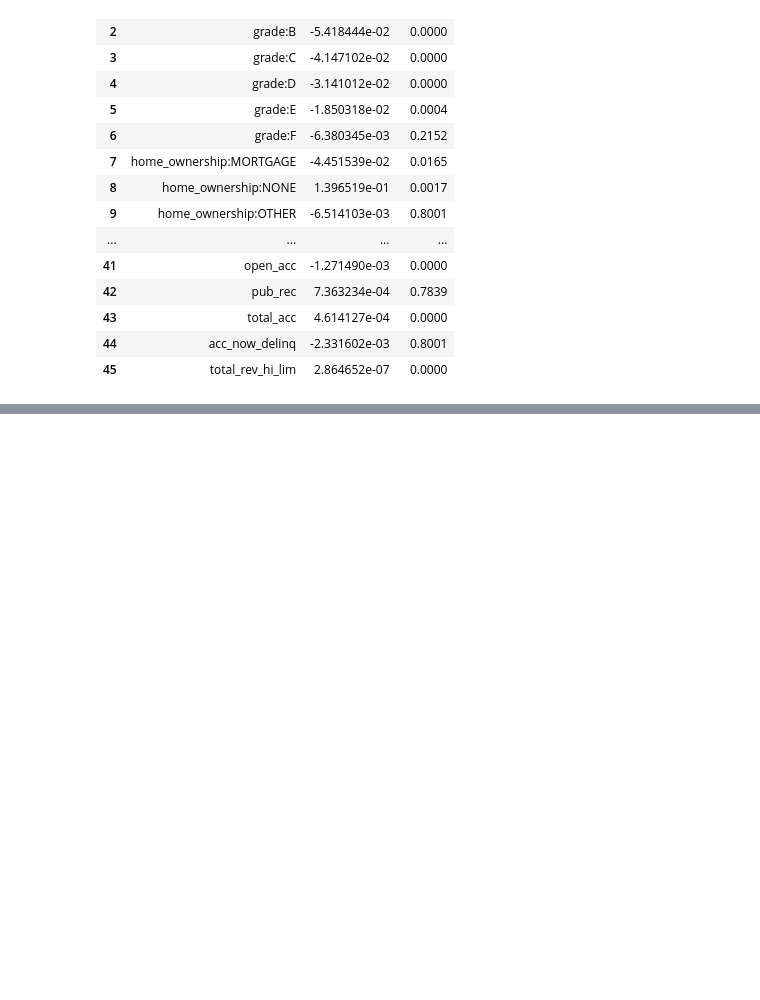
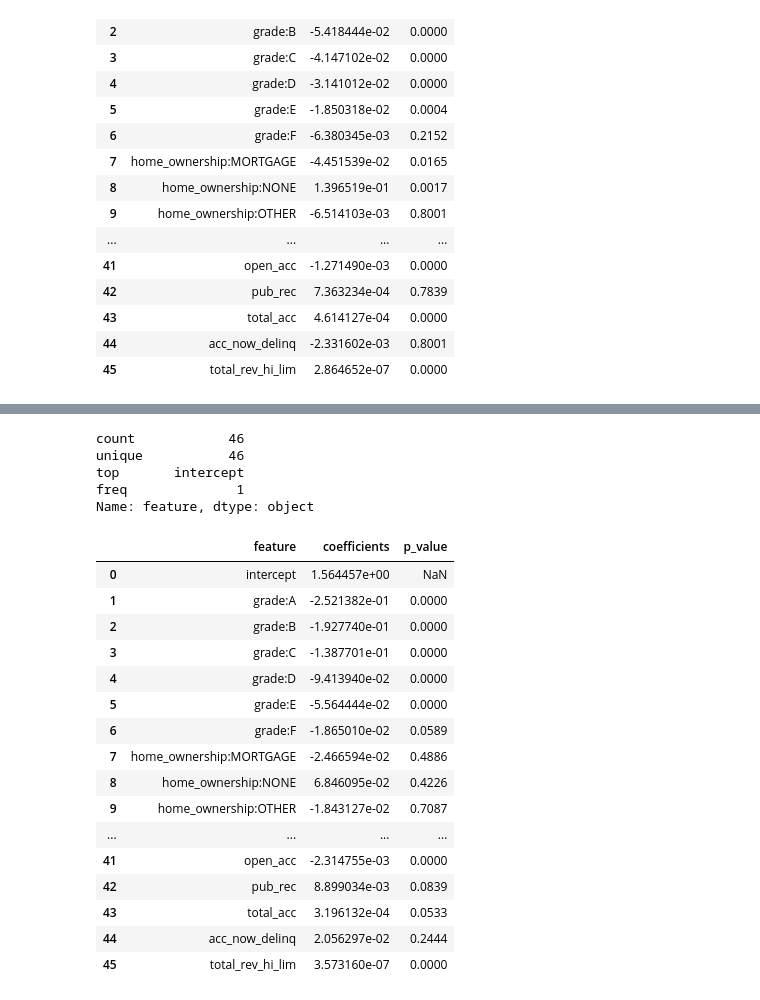
Before and after one commit to pvsnp9/credit-risk-modelling, a Jupyter notebook: lgd_model_zero.ipynb, the cells around one changed output, grey strips where cells are left out. Drawn from its saved outputs; the diff is of its cells as text; code cells hidden in the pictures; blank space fills up the shorter version.

```diff
--- a/lgd_model_zero.ipynb
+++ b/lgd_model_zero.ipynb
@@ -551,0 +584,34 @@ sns.displot(boxcox(lr_data_copy.loc[lr_data_copy['recovery_rate_0_1'] == 1]['rec
+# %%
+summary.feature.describe()
+# %% [output]
+count            46
+unique           46
+top       intercept
+freq              1
+Name: feature, dtype: object
+# %%
+summary = pd.DataFrame(columns=["feature"], data=ead_model.feature_names)
+summary["coefficients"] = np.transpose(ead_model.coef_)
+summary['p_value'] = ead_model.p.round(4)
+summary.index = summary.index + 1
+summary.loc[0] = ["intercept", ead_model.intercept_, np.nan]
+summary = summary.sort_index()
+summary
+# %% [output]
+|  | feature | coefficients | p_value |
+| 0 | intercept | 1.564457e+00 | NaN |
+| 1 | grade:A | -2.521382e-01 | 0.0000 |
+| 2 | grade:B | -1.927740e-01 | 0.0000 |
+| 3 | grade:C | -1.387701e-01 | 0.0000 |
+| 4 | grade:D | -9.413940e-02 | 0.0000 |
+| 5 | grade:E | -5.564444e-02 | 0.0000 |
+| 6 | grade:F | -1.865010e-02 | 0.0589 |
+| 7 | home_ownership:MORTGAGE | -2.466594e-02 | 0.4886 |
+| 8 | home_ownership:NONE | 6.846095e-02 | 0.4226 |
+| 9 | home_ownership:OTHER | -1.843127e-02 | 0.7087 |
+| ... | ... | ... | ... |
+| 41 | open_acc | -2.314755e-03 | 0.0000 |
+| 42 | pub_rec | 8.899034e-03 | 0.0839 |
+| 43 | total_acc | 3.196132e-04 | 0.0533 |
+| 44 | acc_now_delinq | 2.056297e-02 | 0.2444 |
+| 45 | total_rev_hi_lim | 3.573160e-07 | 0.0000 |
```
Also changed, not shown: parts of 12 cells of this notebook.
